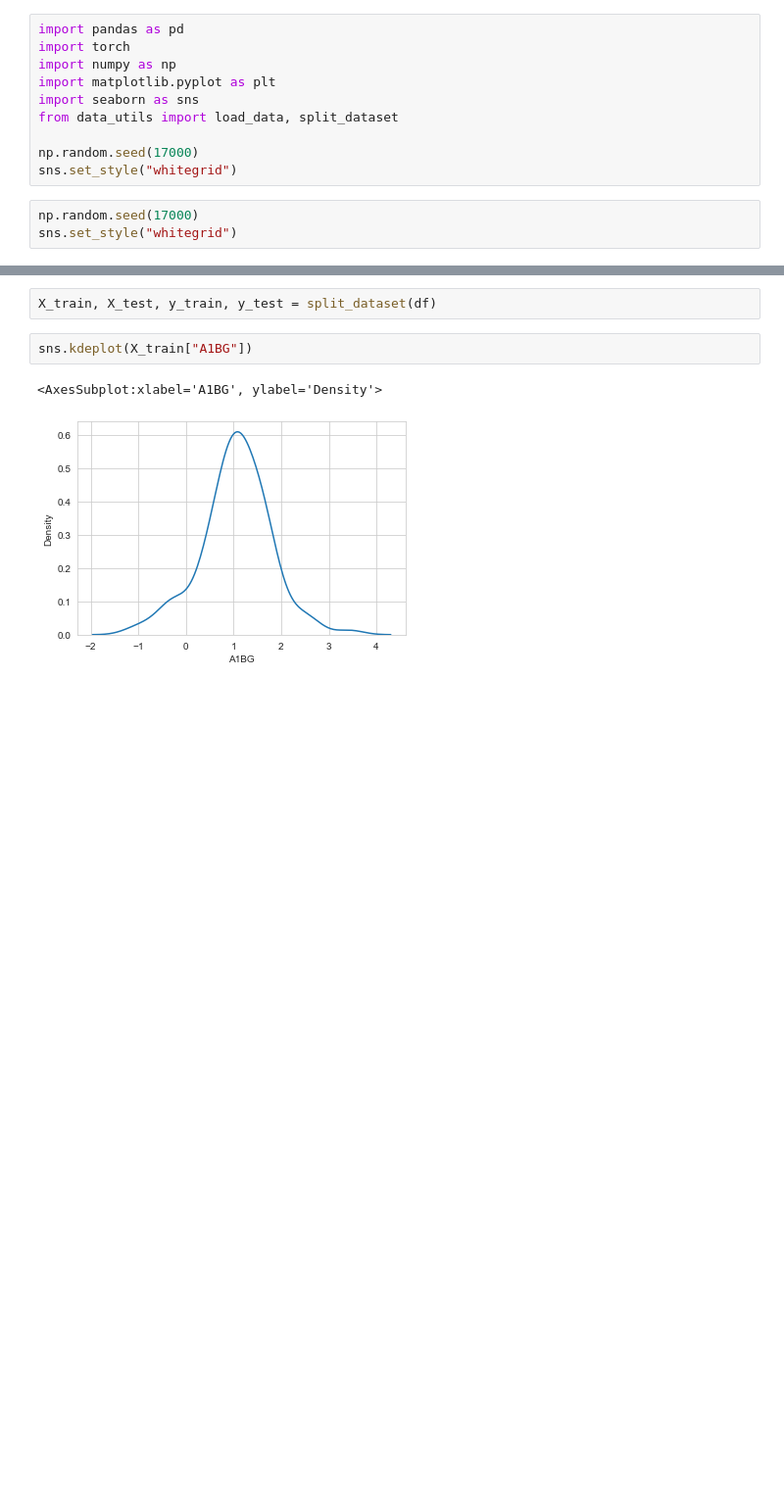
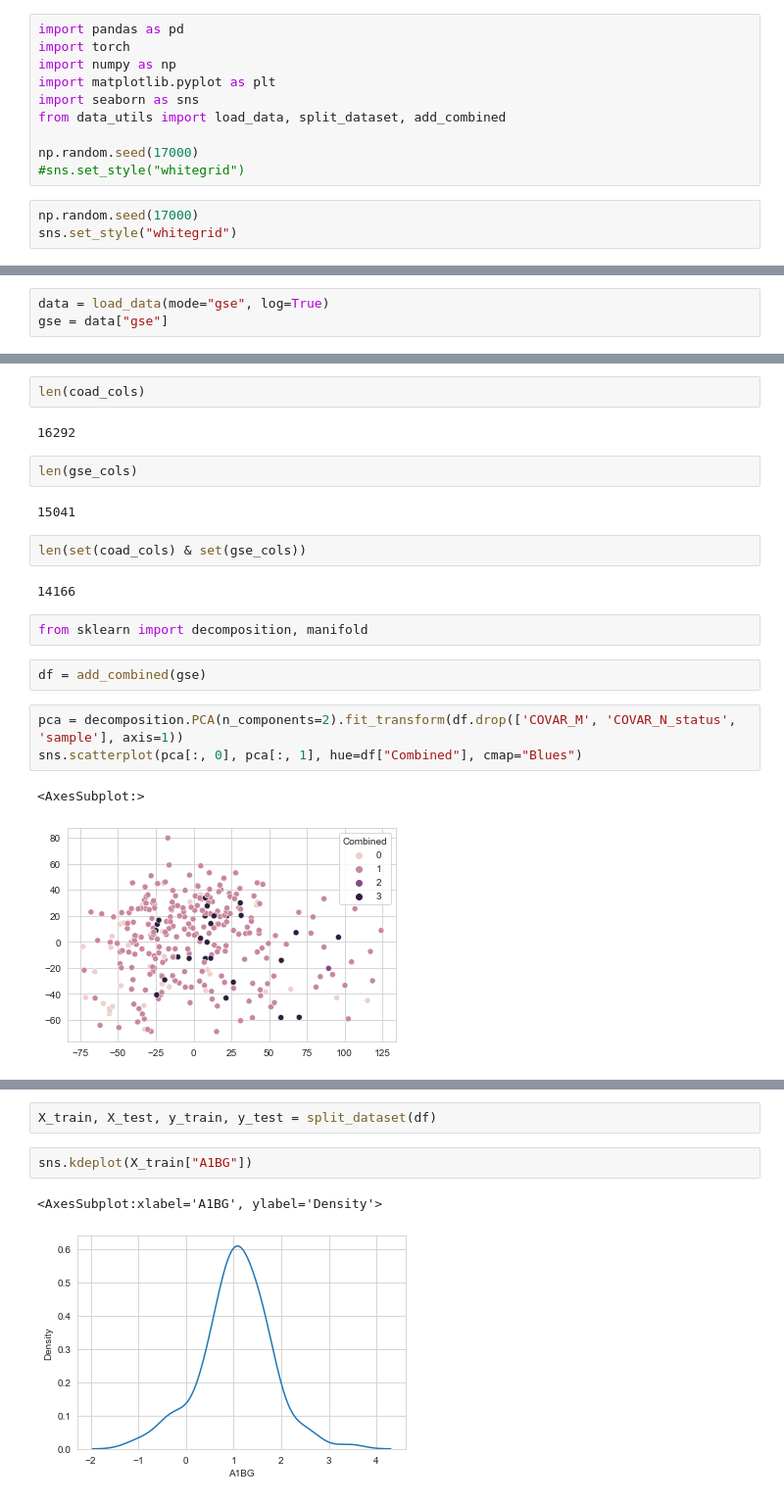
Before and after one commit to ZanderL017/cs229project, a Jupyter notebook: Data_Exploration.ipynb, the cells around one changed output, grey strips where cells are left out. Shown at 98% size. Drawn from its saved outputs; the diff is of its cells as text; blank space fills up the shorter version.

```diff
--- a/Data_Exploration.ipynb
+++ b/Data_Exploration.ipynb
@@ -4,10 +4,10 @@ import torch
 import numpy as np
 import matplotlib.pyplot as plt
 import seaborn as sns
-from data_utils import load_data, split_dataset
+from data_utils import load_data, split_dataset, add_combined
 
 np.random.seed(17000)
-sns.set_style("whitegrid")
+#sns.set_style("whitegrid")
 # %%
 np.random.seed(17000)
 sns.set_style("whitegrid")
@@ -21,0 +17,3 @@ df = data["read"]
+# %%
+data = load_data(mode="gse", log=True)
+gse = data["gse"]
@@ -21,0 +23,22 @@ df = data["read"]
+# %%
+len(coad_cols)
+# %% [output]
+16292
+# %%
+len(gse_cols)
+# %% [output]
+15041
+# %%
+len(set(coad_cols) & set(gse_cols))
+# %% [output]
+14166
+# %%
+from sklearn import decomposition, manifold
+# %%
+df = add_combined(gse)
+# %%
+pca = decomposition.PCA(n_components=2).fit_transform(df.drop(['COVAR_M', 'COVAR_N_status', 'sample'], axis=1))
+sns.scatterplot(pca[:, 0], pca[:, 1], hue=df["Combined"], cmap="Blues")
+# %% [output]
+<AxesSubplot:>
+[figure, added]
```
Also changed, not shown: parts of 5 cells of this notebook, 8 other files.
